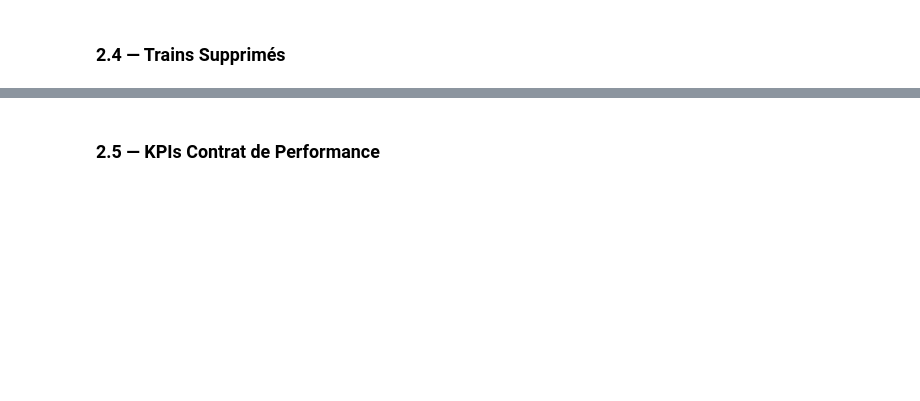
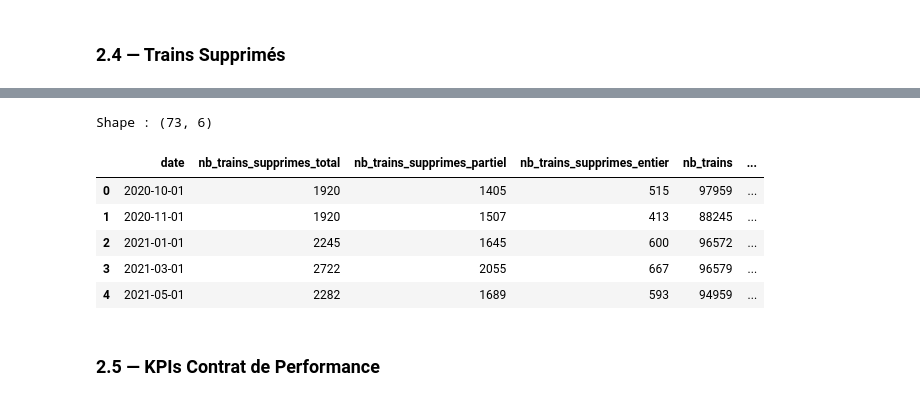
Before and after one commit to Proftg/infrabel-dashboard, a Jupyter notebook: dashboard.ipynb, the cells around one changed output, grey strips where cells are left out. Cells and saved outputs as stored; diff of their text form; code cells hidden in the pictures; blank space fills up the shorter version.

```diff
--- a/dashboard.ipynb
+++ b/dashboard.ipynb
@@ -272,10 +471,32 @@ df.head(3)
 # %%
 df_suppression = dfs["trains_supprimes"].copy()
 
-# TODO avec toi : renommer + parser la date
+df_suppression.columns = [
+    "date",
+    "nb_trains_supprimes_total",
+    "nb_trains_supprimes_partiel",
+    "nb_trains_supprimes_entier",
+    "nb_trains",
+    "pct_trains_supprimes",
+    "annee"
+]
+
+# Parser la date
+df_suppression["date"] = pd.to_datetime(df_suppression["date"], format="%Y-%m")
+
+# Supprimer colonne redondante
+df_suppression = df_suppression.drop(columns=["annee"])
 
 print(f"Shape : {df_suppression.shape}")
-df_suppression.head(3)
+df_suppression.head()
+# %% [output]
+Shape : (73, 6)
+|  | date | nb_trains_supprimes_total | nb_trains_supprimes_partiel | nb_trains_supprimes_entier | nb_trains | ... |
+| 0 | 2020-10-01 | 1920 | 1405 | 515 | 97959 | ... |
+| 1 | 2020-11-01 | 1920 | 1507 | 413 | 88245 | ... |
+| 2 | 2021-01-01 | 2245 | 1645 | 600 | 96572 | ... |
+| 3 | 2021-03-01 | 2722 | 2055 | 667 | 96579 | ... |
+| 4 | 2021-05-01 | 2282 | 1689 | 593 | 94959 | ... |
 # %% [markdown]
 ### 2.5 — KPIs Contrat de Performance
 # %%
```
Also changed, not shown: parts of 17 cells of this notebook.
